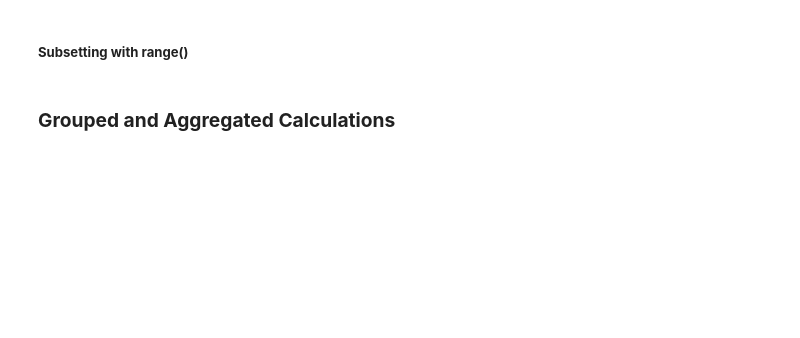
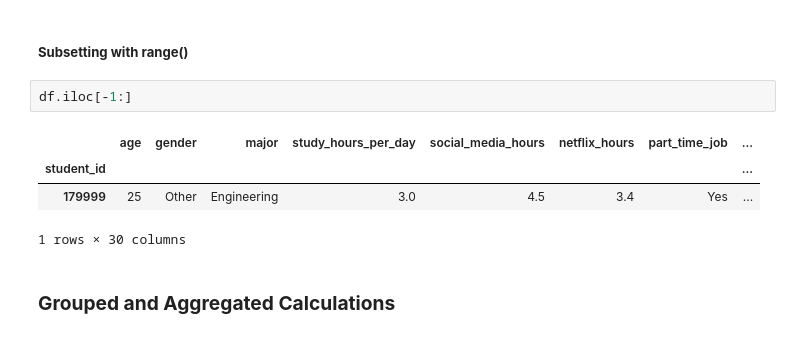
Before and after one commit to Stephen-Data-Engineer-Public/BASIC-PYTHON-PROJECT, a Jupyter notebook: Tech_Class_Week7.ipynb, the cells around one changed output. Drawn from its saved outputs; the diff is of its cells as text; blank space fills up the shorter version.

```diff
--- a/Tech_Class_Week7.ipynb
+++ b/Tech_Class_Week7.ipynb
@@ -177,4 +519,11 @@ You automate data collection from Twitter using Tweepy to track mentions of a br
 # %% [markdown]
 ##### **Subsetting with range()**
+# %%
+df.iloc[-1:]
+# %% [output]
+|  | age | gender | major | study_hours_per_day | social_media_hours | netflix_hours | part_time_job | ... |
+| student_id |  |  |  |  |  |  |  | ... |
+| 179999 | 25 | Other | Engineering | 3.0 | 4.5 | 3.4 | Yes | ... |
+1 rows × 30 columns
 # %% [markdown]
 ### **Grouped and Aggregated Calculations**
```
Also changed, not shown: parts of 56 cells of this notebook.
